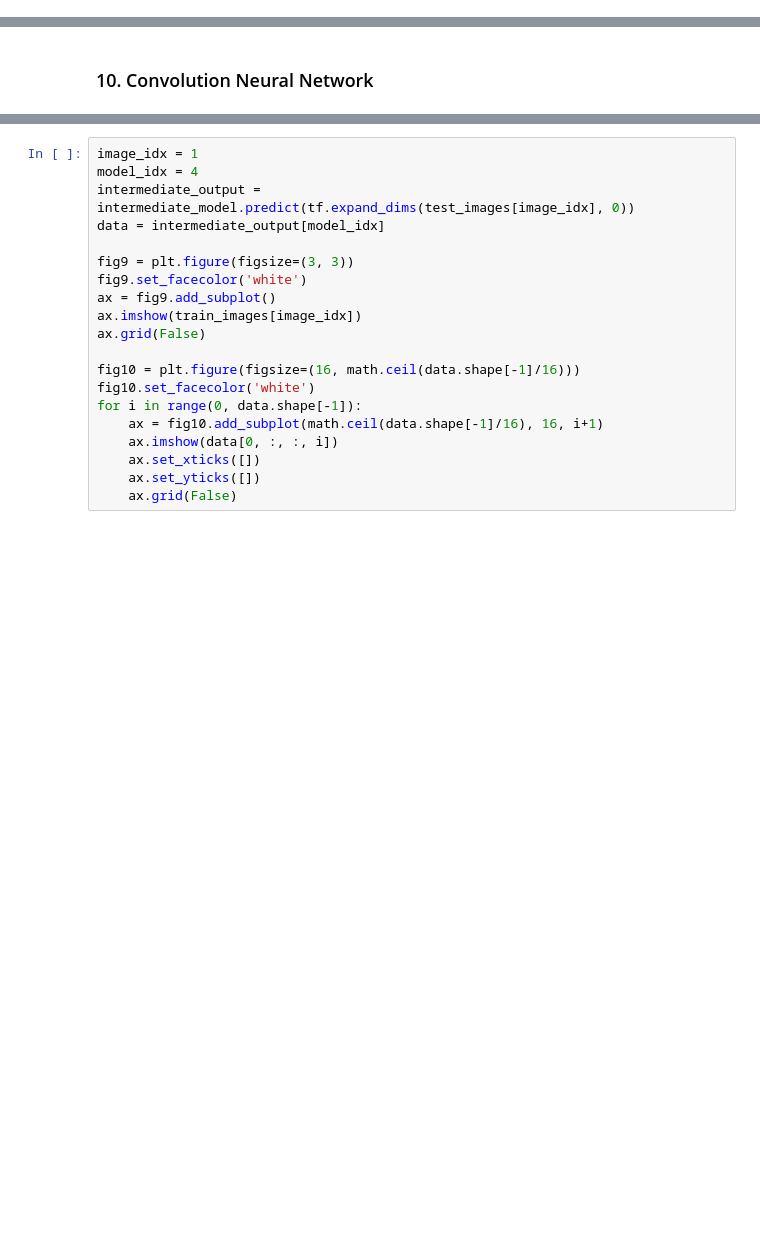
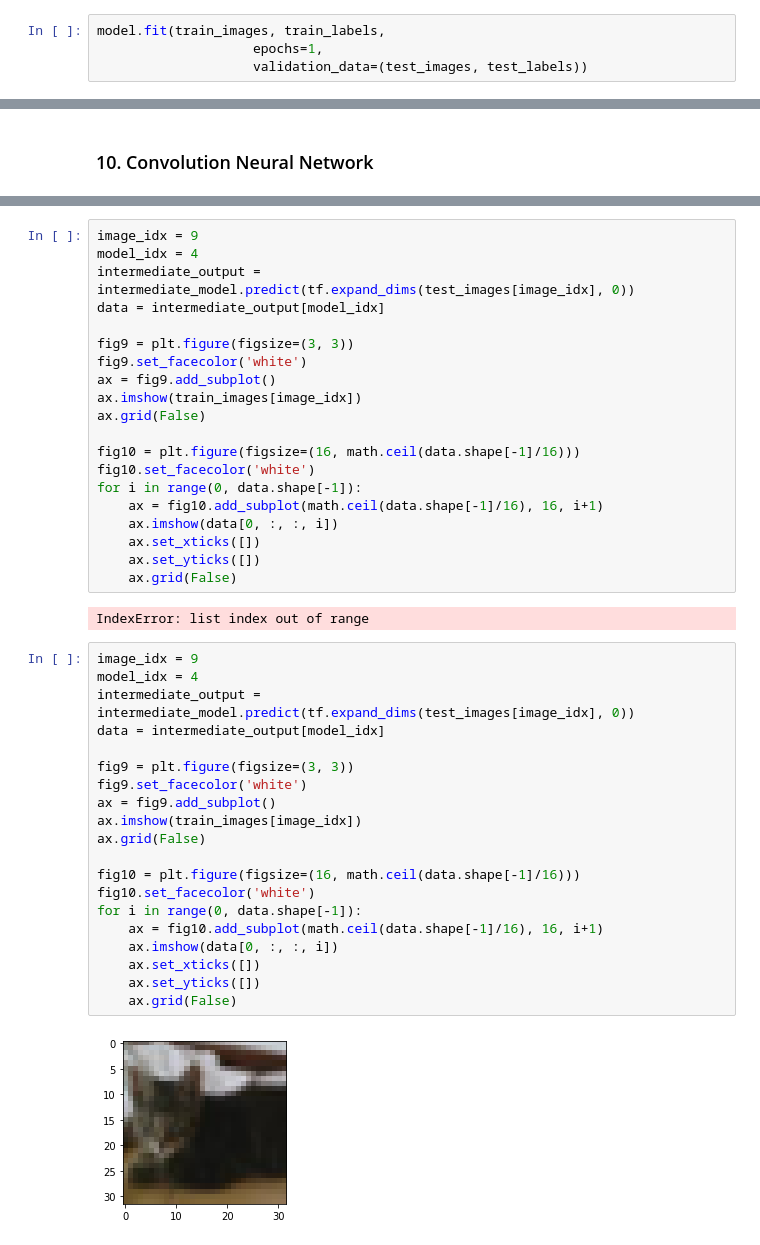
Before and after one commit to munhyunsu/Hobby, a Jupyter notebook: TensorflowTutorials/AITensorflow/4th.ipynb, the cells around one changed output, grey strips where cells are left out. Drawn from its saved outputs; the diff is of its cells as text; blank space fills up the shorter version.

```diff
--- a/TensorflowTutorials/AITensorflow/4th.ipynb
+++ b/TensorflowTutorials/AITensorflow/4th.ipynb
@@ -142,2 +267,6 @@ history = model.fit(train_images, train_labels,
 # %% [markdown]
 ### 7. 학습 결과 테스트
+# %%
+model.fit(train_images, train_labels,
+                    epochs=1,
+                    validation_data=(test_images, test_labels))
@@ -263,5 +455,5 @@ intermediate_model.summary()
 # %%
-image_idx = 1
+image_idx = 9
 model_idx = 4
 intermediate_output = intermediate_model.predict(tf.expand_dims(test_images[image_idx], 0))
 data = intermediate_output[model_idx]
@@ -280,3 +472,27 @@ for i in range(0, data.shape[-1]):
     ax.set_xticks([])
     ax.set_yticks([])
     ax.grid(False)
+# %% [output]
+IndexError: list index out of range
+# %%
+image_idx = 9
+model_idx = 4
+intermediate_output = intermediate_model.predict(tf.expand_dims(test_images[image_idx], 0))
+data = intermediate_output[model_idx]
+
+fig9 = plt.figure(figsize=(3, 3))
+fig9.set_facecolor('white')
+ax = fig9.add_subplot()
+ax.imshow(train_images[image_idx])
+ax.grid(False)
+
+fig10 = plt.figure(figsize=(16, math.ceil(data.shape[-1]/16)))
+fig10.set_facecolor('white')
+for i in range(0, data.shape[-1]):
+    ax = fig10.add_subplot(math.ceil(data.shape[-1]/16), 16, i+1)
+    ax.imshow(data[0, :, :, i])
+    ax.set_xticks([])
+    ax.set_yticks([])
+    ax.grid(False)
+# %% [output]
+[figure, added]
```
Also changed, not shown: parts of 30 cells of this notebook, 6 other files.
